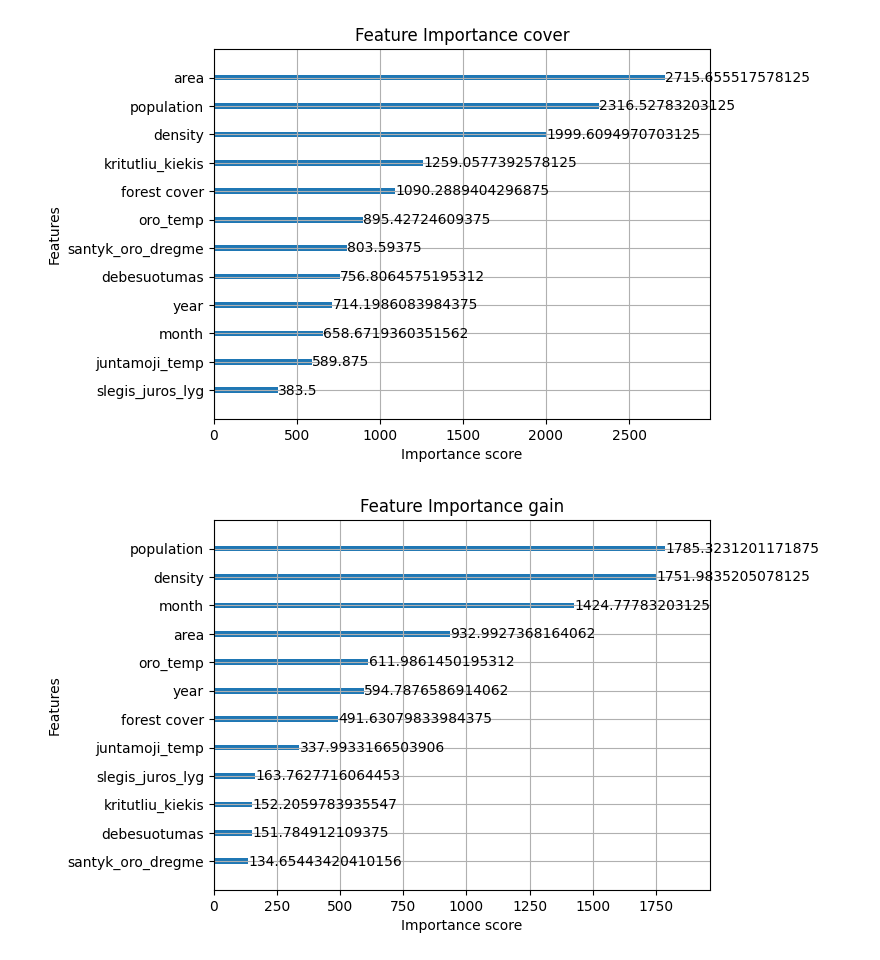
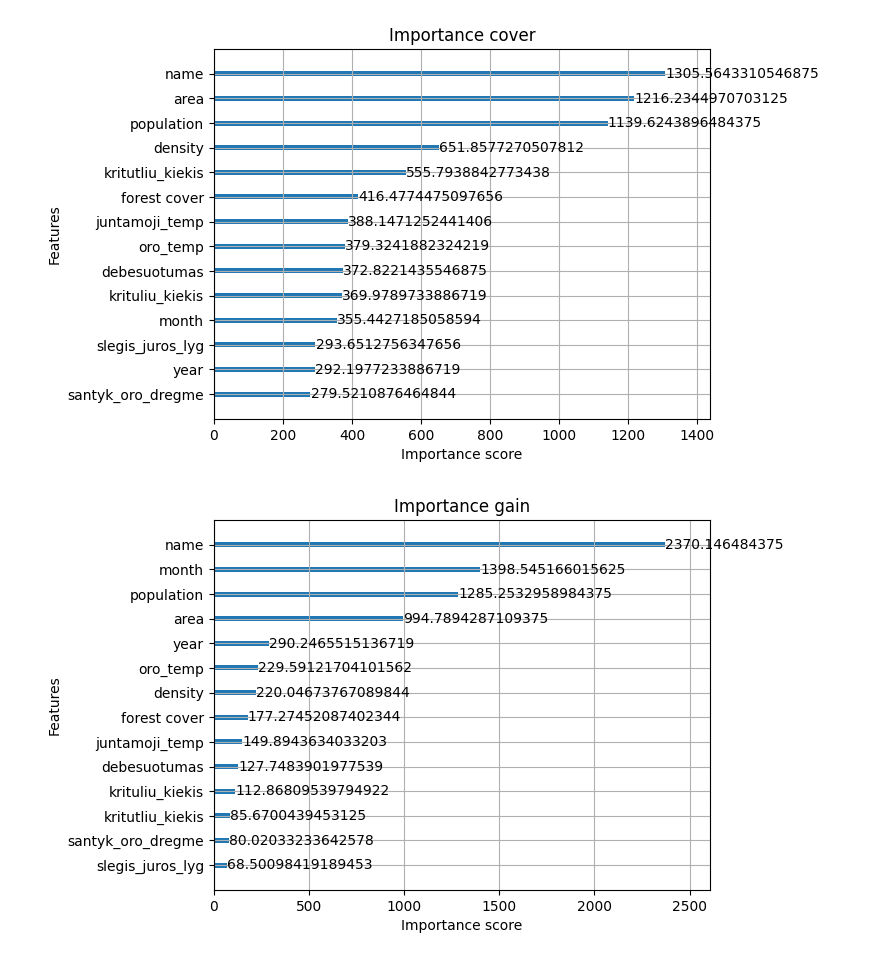
Before and after one commit to AugustusTheBirb/igem-model, a Jupyter notebook: model.ipynb, the cells around one changed output. Drawn from its saved outputs; the diff is of its cells as text; code cells hidden in the pictures.

```diff
--- a/model.ipynb
+++ b/model.ipynb
@@ -6,9 +6,11 @@ import xgboost as xgb
 # %%
 from sklearn.model_selection import train_test_split
 
-df = pd.read_csv(r"C:\Users\user\Desktop\repos\igem-model\data\attempt.csv")
+df = pd.read_csv(r"C:\Users\user\Desktop\repos\igem-model\data\final.csv")
+df = df.drop(df[df["population"].isna()].index)
 X = df.drop(columns=["infection"])
 X["density"] = X["population"]/X["area"]
 y = df["infection"].astype("float64")
+display(y)
 
-X_train, X_test, y_train, y_test = train_test_split(X, y, test_size=0.2, random_state=8)
+X_train, X_test, y_train, y_test = train_test_split(X, y, test_size=0.2, )
@@ -30,8 +45,8 @@ from category_encoders.target_encoder import TargetEncoder
 from xgboost import XGBRegressor
 
 estimators = [
-    #('encoder', TargetEncoder()),
-    ('clf', XGBRegressor(random_state=8))
+    ('encoder', TargetEncoder()),
+    ('clf', XGBRegressor())
 ]
 pipe = Pipeline(steps=estimators)
 pipe
@@ -58,7 +74,7 @@ from skopt import BayesSearchCV
 from skopt.space import Real, Categorical, Integer
 
 search_space = {
-    'clf__max_depth': Integer(2,8),
+    'clf__max_depth': Integer(7,15),
     'clf__learning_rate': Real(0.001, 1.0, prior='log-uniform'),
     'clf__subsample': Real(0.5, 1.0),
     'clf__colsample_bytree': Real(0.5, 1.0),
@@ -66,11 +82,12 @@ search_space = {
     'clf__colsample_bynode' : Real(0.5, 1.0),
     'clf__reg_alpha': Real(0.0, 10.0),
     'clf__reg_lambda': Real(0.0, 10.0),
-    'clf__gamma': Real(0.0, 10.0)
+    'clf__gamma': Real(0.0, 10.0),
+    'clf__n_estimators': Integer(1000, 2000)
 }
 score = "neg_mean_squared_error"
 #score = "r2"
-opt = BayesSearchCV(pipe, search_space, cv=3, n_iter=10, scoring=score, random_state=8)
+opt = BayesSearchCV(pipe, search_space, cv=3, n_iter=10, scoring=score, )
 # %%
 opt.fit(X_train, y_train)
 model = opt.best_estimator_.named_steps['clf']
@@ -81,9 +117,9 @@ print(opt.score(X_train,y_train), opt.score(X_test, y_test))
 # %%
 import matplotlib.pyplot as plt
 for way in ["cover", "gain", "weight"]:
     xgb.plot_importance(model, importance_type=way, height=0.2)
-    plt.title(f'Feature Importance {way}')
+    plt.title(f'Importance {way}')
     plt.show()
 # %% [output]
-[figure, old version]
+[figure, new version]
-[figure, old version]
+[figure, new version]
```
Also changed, not shown: parts of 7 cells of this notebook, 3 other files.
